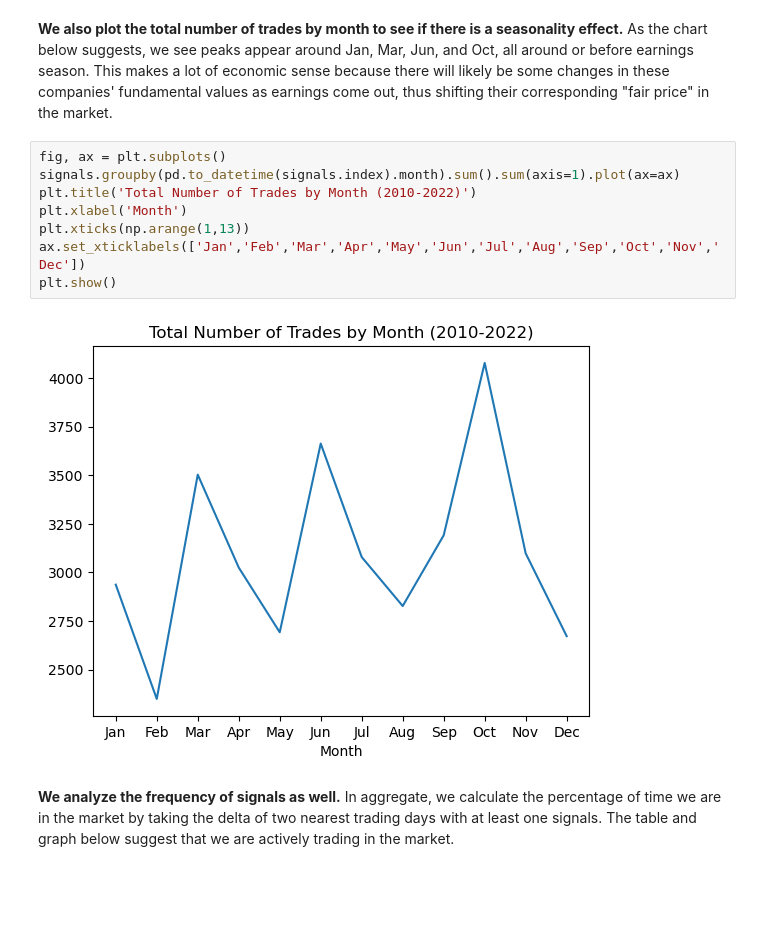
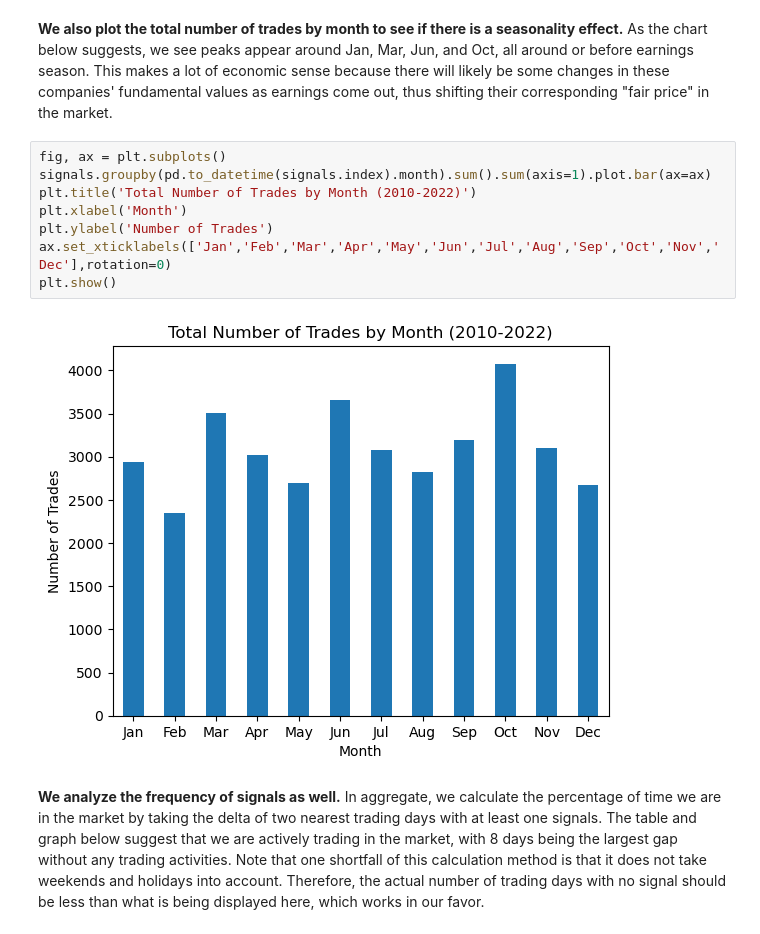
Before and after one commit to shaoyuliu98/Quantitative-Research, a Jupyter notebook: Gap Trading Intraday Return Analysis.ipynb, the cells around one changed output. Saved outputs shown, nothing was run; the diff lists cells and outputs as text; blank space fills up the shorter version.

Commit message:
gap trading update

```diff
--- a/Gap Trading Intraday Return Analysis.ipynb
+++ b/Gap Trading Intraday Return Analysis.ipynb
@@ -69,16 +72,16 @@ plt.show()
 **We also plot the total number of trades by month to see if there is a seasonality effect.** As the chart below suggests, we see peaks appear around Jan, Mar, Jun, and Oct, all around or before earnings season. This makes a lot of economic sense because there will likely be some changes in these companies' fundamental values as earnings come out, thus shifting their corresponding "fair price" in the market.
 # %%
 fig, ax = plt.subplots()
-signals.groupby(pd.to_datetime(signals.index).month).sum().sum(axis=1).plot(ax=ax)
+signals.groupby(pd.to_datetime(signals.index).month).sum().sum(axis=1).plot.bar(ax=ax)
 plt.title('Total Number of Trades by Month (2010-2022)')
 plt.xlabel('Month')
-plt.xticks(np.arange(1,13))
-ax.set_xticklabels(['Jan','Feb','Mar','Apr','May','Jun','Jul','Aug','Sep','Oct','Nov','Dec'])
+plt.ylabel('Number of Trades')
+ax.set_xticklabels(['Jan','Feb','Mar','Apr','May','Jun','Jul','Aug','Sep','Oct','Nov','Dec'],rotation=0)
 plt.show()
 # %% [output]
-[figure, old version]
+[figure, new version]
 # %% [markdown]
-**We analyze the frequency of signals as well.** In aggregate, we calculate the percentage of time we are in the market by taking the delta of two nearest trading days with at least one signals. The table and graph below suggest that we are actively trading in the market.
+**We analyze the frequency of signals as well.** In aggregate, we calculate the percentage of time we are in the market by taking the delta of two nearest trading days with at least one signals. The table and graph below suggest that we are actively trading in the market, with 8 days being the largest gap without any trading activities. Note that one shortfall of this calculation method is that it does not take weekends and holidays into account. Therefore, the actual number of trading days with no signal should be less than what is being displayed here, which works in our favor.
 # %%
 dist_trade_break = pd.to_datetime(pd.Series(signals.index)).diff().apply(lambda x:x.days)
 
```
Also changed, not shown: parts of 18 cells of this notebook, 1 other file.
